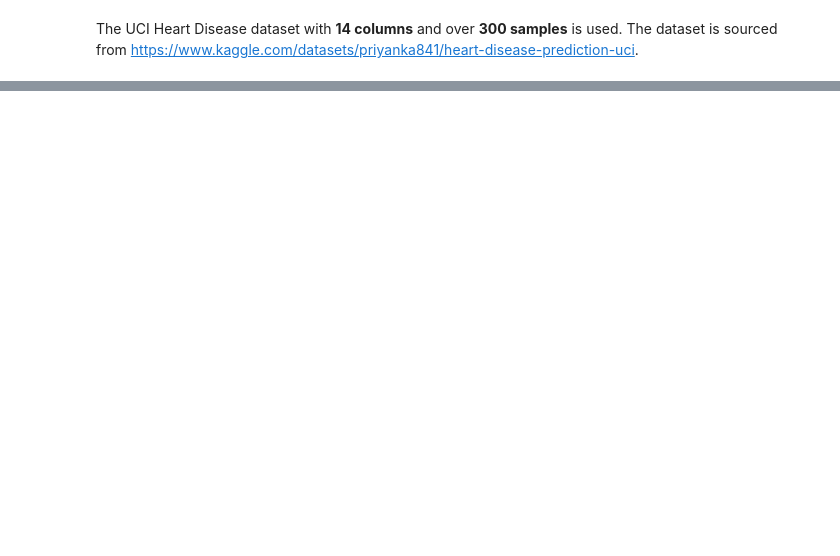
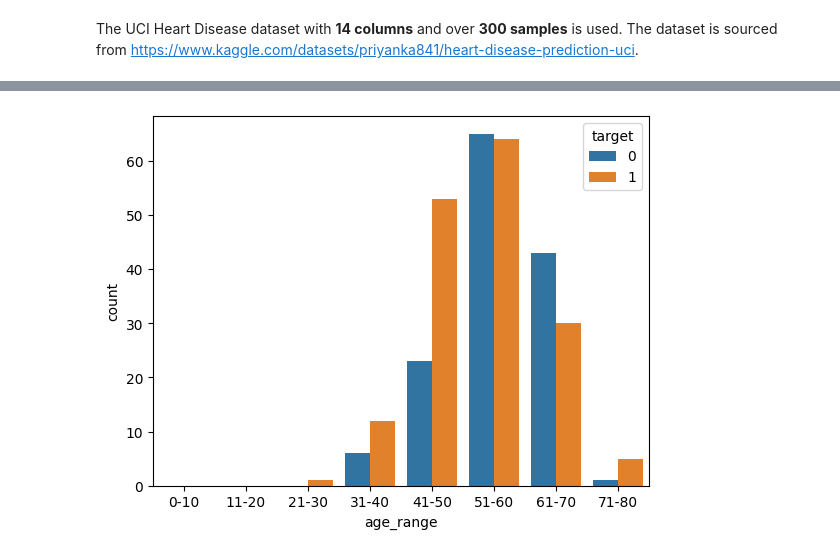
Before and after one commit to daniellaeme/Heart-Disease-Prediction, a Jupyter notebook: Heart_Disease_Prediction_Project.ipynb, the cells around one changed output, grey strips where cells are left out. Cells and saved outputs as stored; diff of their text form; code cells hidden in the pictures; blank space fills up the shorter version.

```diff
--- a/Heart_Disease_Prediction_Project.ipynb
+++ b/Heart_Disease_Prediction_Project.ipynb
@@ -419,0 +154,5 @@ The Random Forest Classifier gives the highest accuracy and the lowest False Neg
+# %%
+sns.countplot(df, x='age_range', hue='target')
+plt.show()
+# %% [output]
+[figure, added]
```
Also changed, not shown: parts of 104 cells of this notebook.
